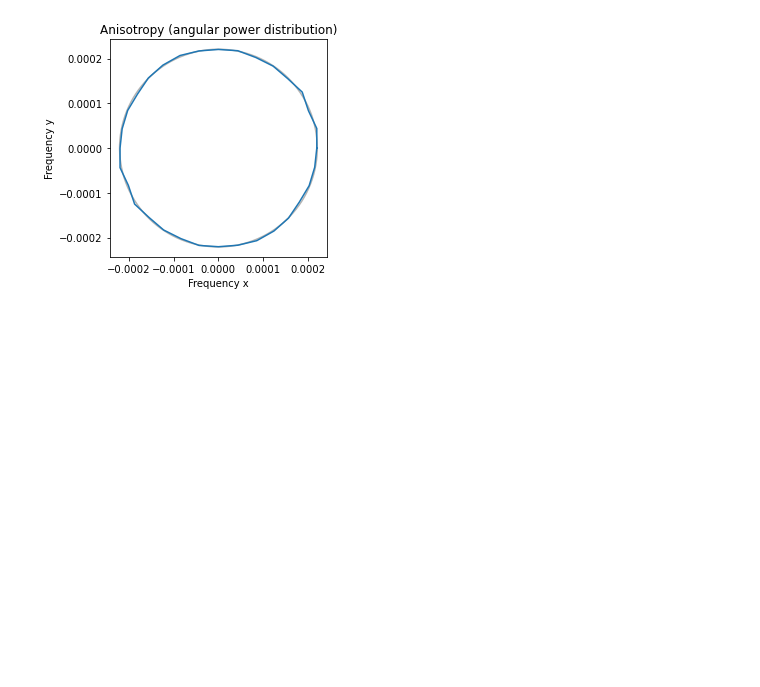
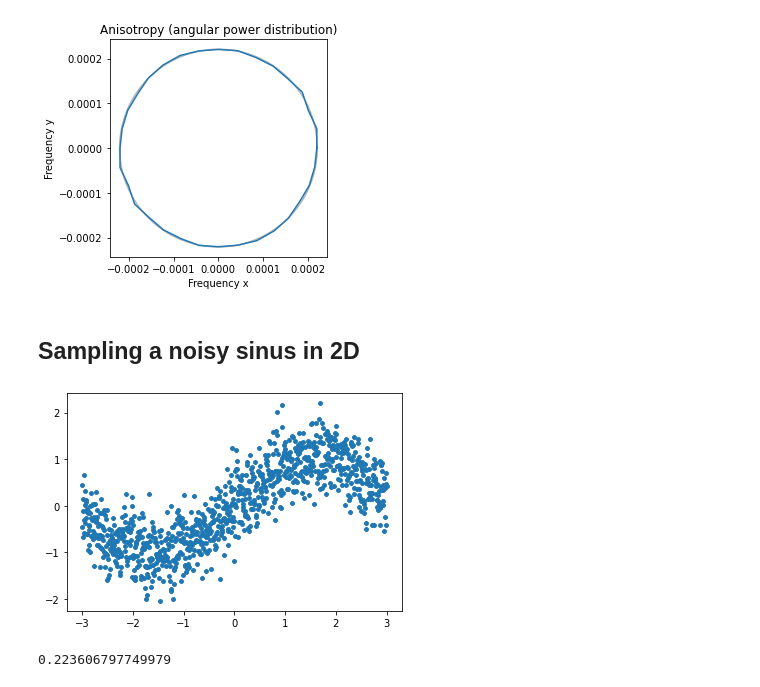
Before and after one commit to TobiasRp/vc_sample, a Jupyter notebook: notebooks/sampling_examples.ipynb, the cells around one changed output. Saved outputs shown, nothing was run; the diff lists cells and outputs as text; code cells hidden in the pictures; blank space fills up the shorter version.

Commit message:
Rename notebooks, extend sampling examples
* Adds a new example on sampling a 2D sin curve with noise

```diff
--- a/notebooks/test_points.ipynb
+++ b/notebooks/sampling_examples.ipynb
@@ -94,3 +94,21 @@ spectral_analysis.plot_power_distribution(img_sampled);
 spectral_analysis.plot_anisotropy(img_sampled);
 # %% [output]
 [figure]
+# %% [markdown]
+## Sampling a noisy sinus in 2D
+# %%
+num = 1000
+num_samples = 200
+
+ys = np.sin(np.linspace(-3.0, 3.0, num)) + np.random.normal(loc=0, scale=0.4, size=num)
+xs = np.linspace(-3.0, 3.0, num)
+points = np.stack([xs, ys]).T
+# %%
+plt.scatter(xs, ys, s=15);
+# %% [output]
+[figure, added]
+# %%
+kernel_bandwidth = 0.1 * kernel_scale_factor(dimensionality=2, num_points=num_points, num_samples=num_samples)
+kernel_bandwidth
+# %% [output]
+0.223606797749979
```
Also changed, not shown: parts of 6 cells of this notebook, 1 other file.
